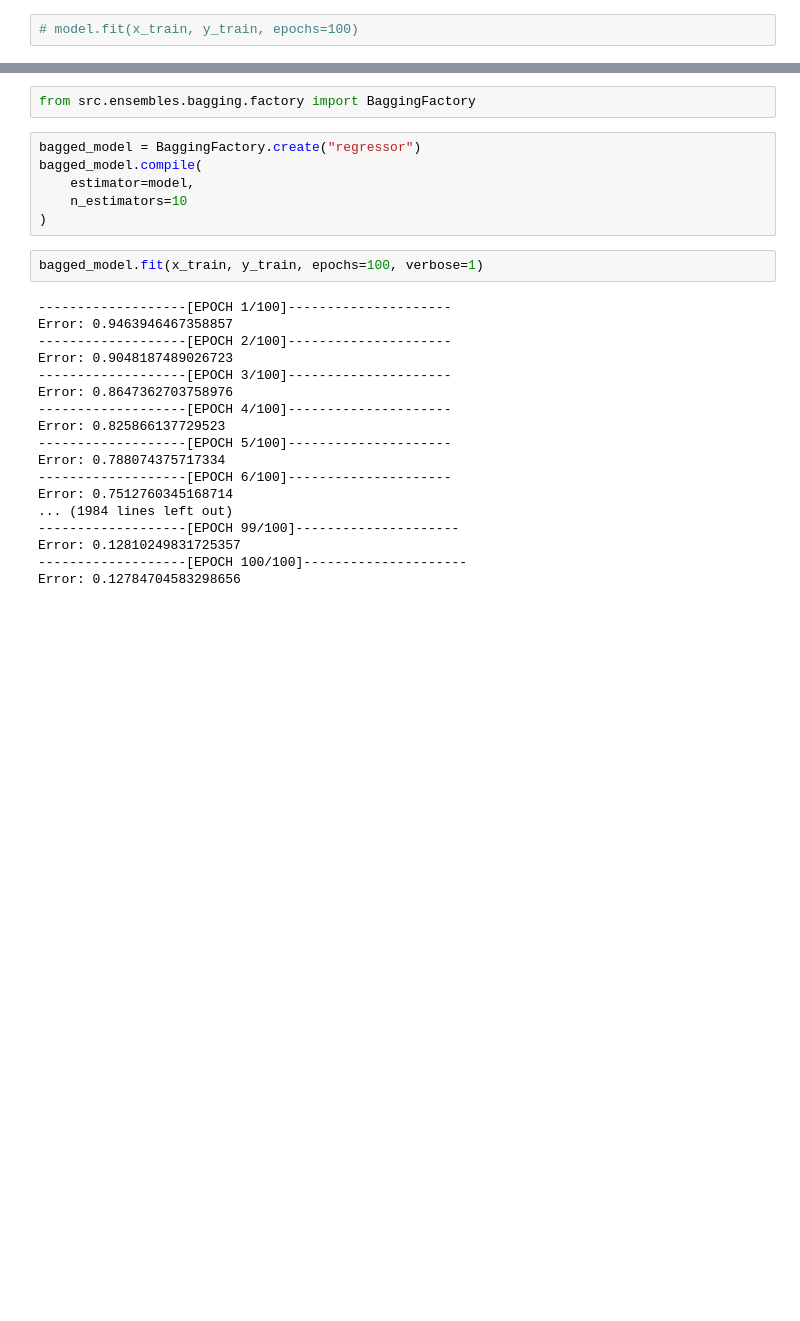
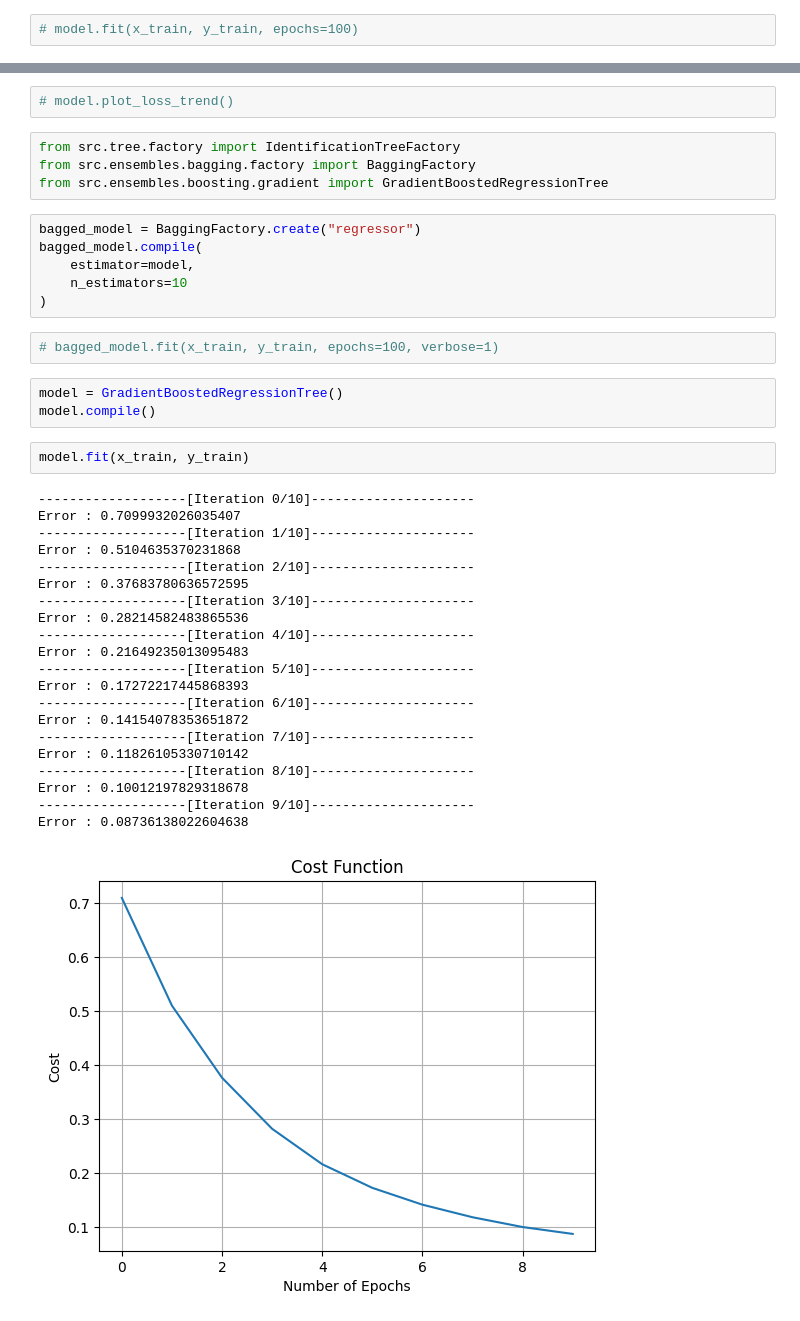
Before and after one commit to jonathansina/machine-learning-from-scartch, a Jupyter notebook: dev/linear_model_experiments.ipynb, the cells around one changed output, grey strips where cells are left out. Saved outputs shown, nothing was run; the diff lists cells and outputs as text; blank space fills up the shorter version.

Commit message:
Refactor GradientBoostedRegressionTree class; add derivative method to regression impurity measures and update fit method to handle 1D y_train. Remove obsolete boosting implementation.

```diff
--- a/dev/linear_model_experiments.ipynb
+++ b/dev/linear_model_experiments.ipynb
@@ -48,5 +44,9 @@ model.plot_loss_trend()
+# %%
+# model.plot_loss_trend()
 # %%
+from src.tree.factory import IdentificationTreeFactory
 from src.ensembles.bagging.factory import BaggingFactory
+from src.ensembles.boosting.gradient import GradientBoostedRegressionTree
 # %%
 bagged_model = BaggingFactory.create("regressor")
 bagged_model.compile(
@@ -54,22 +54,31 @@ bagged_model.compile(
     n_estimators=10
 )
 # %%
-bagged_model.fit(x_train, y_train, epochs=100, verbose=1)
+# bagged_model.fit(x_train, y_train, epochs=100, verbose=1)
-# %% [output]
--------------------[EPOCH 1/100]---------------------
-Error: 0.9463946467358857
--------------------[EPOCH 2/100]---------------------
-Error: 0.9048187489026723
--------------------[EPOCH 3/100]---------------------
-Error: 0.8647362703758976
--------------------[EPOCH 4/100]---------------------
-Error: 0.825866137729523
--------------------[EPOCH 5/100]---------------------
-Error: 0.788074375717334
--------------------[EPOCH 6/100]---------------------
-Error: 0.7512760345168714
-... (1984 lines left out)
--------------------[EPOCH 99/100]---------------------
-Error: 0.12810249831725357
--------------------[EPOCH 100/100]---------------------
-Error: 0.12784704583298656
+# %%
+model = GradientBoostedRegressionTree()
+model.compile()
+# %%
+model.fit(x_train, y_train)
+# %% [output]
+-------------------[Iteration 0/10]---------------------
+Error : 0.7099932026035407
+-------------------[Iteration 1/10]---------------------
+Error : 0.5104635370231868
+-------------------[Iteration 2/10]---------------------
+Error : 0.37683780636572595
+-------------------[Iteration 3/10]---------------------
+Error : 0.28214582483865536
+-------------------[Iteration 4/10]---------------------
+Error : 0.21649235013095483
+-------------------[Iteration 5/10]---------------------
+Error : 0.17272217445868393
+-------------------[Iteration 6/10]---------------------
+Error : 0.14154078353651872
+-------------------[Iteration 7/10]---------------------
+Error : 0.11826105330710142
+-------------------[Iteration 8/10]---------------------
+Error : 0.10012197829318678
+-------------------[Iteration 9/10]---------------------
+Error : 0.08736138022604638
+[figure, added]
```
Also changed, not shown: parts of 2 cells of this notebook, 6 other files.
